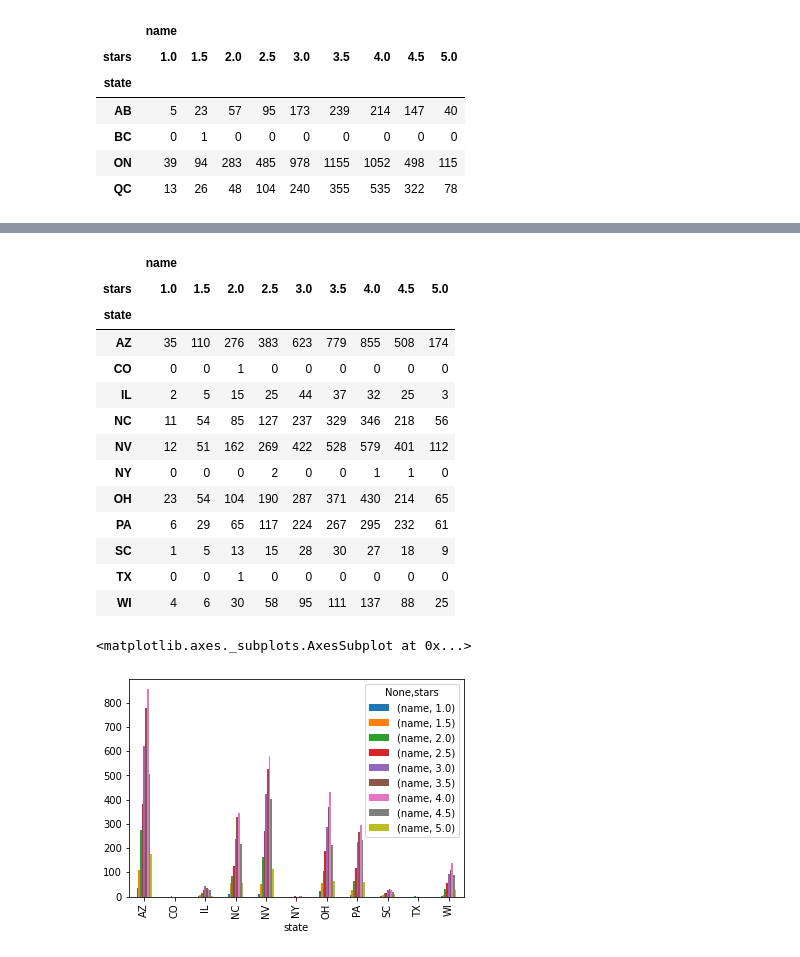
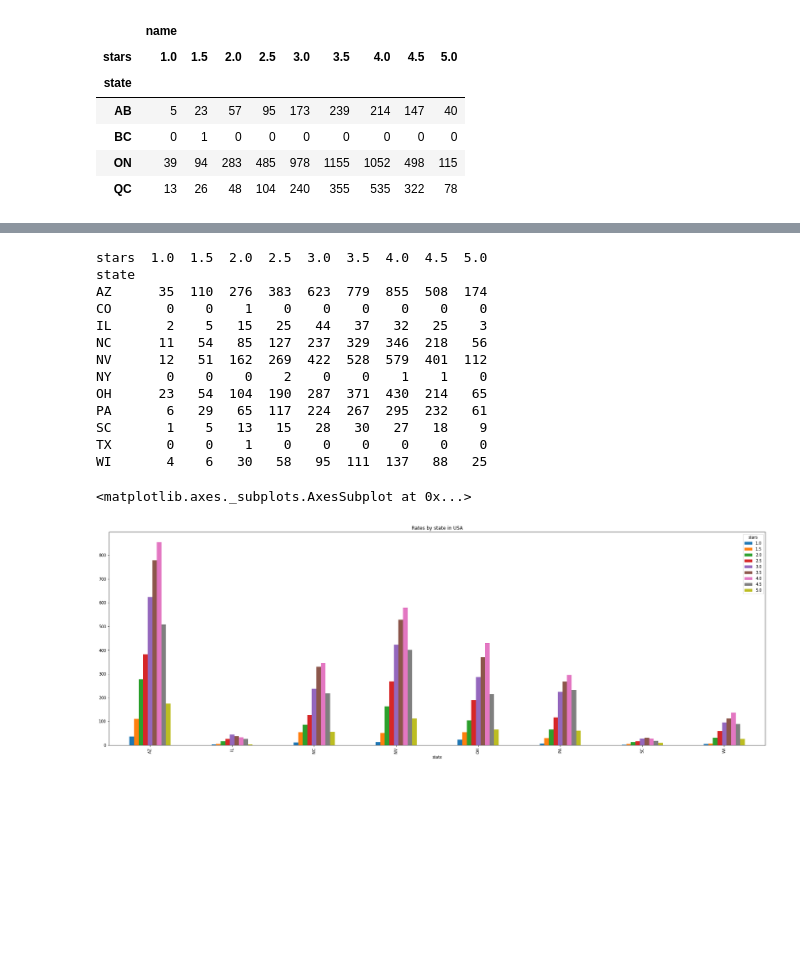
Before and after one commit to CS-UCR/final-project-order-66, a Jupyter notebook: Data_Cleaning.ipynb, the cells around one changed output, grey strips where cells are left out. Saved outputs shown, nothing was run; the diff lists cells and outputs as text; code cells hidden in the pictures; blank space fills up the shorter version.

```diff
--- a/Data_Cleaning.ipynb
+++ b/Data_Cleaning.ipynb
@@ -342,22 +351,20 @@ pd.pivot_table(canada_restaurants_df,index=["state"],columns="stars",values=["na
 # %%
-pd.pivot_table(usa_restaurants_df,index=["state"],columns="stars",values=["name"], aggfunc="count", fill_value=0 )
+ratevsstateUSA=pd.pivot_table(usa_restaurants_df,index=["state"],columns="stars",values="name", aggfunc="count", fill_value=0 )
+print (ratevsstateUSA)
+ratevsstateUSA.loc[['AZ','IL', 'NC', 'NV','OH','PA','SC','WI']].plot.bar(title="Rates by state in USA", figsize=(30,10))
 # %% [output]
-|  | name |  |  |  |  |  |  |  |  |
-| stars | 1.0 | 1.5 | 2.0 | 2.5 | 3.0 | 3.5 | 4.0 | 4.5 | 5.0 |
-| state |  |  |  |  |  |  |  |  |  |
-| AZ | 35 | 110 | 276 | 383 | 623 | 779 | 855 | 508 | 174 |
-| CO | 0 | 0 | 1 | 0 | 0 | 0 | 0 | 0 | 0 |
-| IL | 2 | 5 | 15 | 25 | 44 | 37 | 32 | 25 | 3 |
-| NC | 11 | 54 | 85 | 127 | 237 | 329 | 346 | 218 | 56 |
-| NV | 12 | 51 | 162 | 269 | 422 | 528 | 579 | 401 | 112 |
-| NY | 0 | 0 | 0 | 2 | 0 | 0 | 1 | 1 | 0 |
-| OH | 23 | 54 | 104 | 190 | 287 | 371 | 430 | 214 | 65 |
-| PA | 6 | 29 | 65 | 117 | 224 | 267 | 295 | 232 | 61 |
-| SC | 1 | 5 | 13 | 15 | 28 | 30 | 27 | 18 | 9 |
-| TX | 0 | 0 | 1 | 0 | 0 | 0 | 0 | 0 | 0 |
-| WI | 4 | 6 | 30 | 58 | 95 | 111 | 137 | 88 | 25 |
+stars  1.0  1.5  2.0  2.5  3.0  3.5  4.0  4.5  5.0
+state
+AZ      35  110  276  383  623  779  855  508  174
+CO       0    0    1    0    0    0    0    0    0
+IL       2    5   15   25   44   37   32   25    3
+NC      11   54   85  127  237  329  346  218   56
+NV      12   51  162  269  422  528  579  401  112
+NY       0    0    0    2    0    0    1    1    0
+OH      23   54  104  190  287  371  430  214   65
+PA       6   29   65  117  224  267  295  232   61
+SC       1    5   13   15   28   30   27   18    9
+TX       0    0    1    0    0    0    0    0    0
+WI       4    6   30   58   95  111  137   88   25
+<matplotlib.axes._subplots.AxesSubplot at 0x...>
+[figure, added]
-# %%
-pd.pivot_table(usa_restaurants_df,index=["state"],columns="stars",values=["name"], aggfunc="count", fill_value=0 ).plot.bar()
-# %% [output]
-<matplotlib.axes._subplots.AxesSubplot at 0x...>
-[figure, removed]
```
Also changed, not shown: parts of 2 cells of this notebook.
